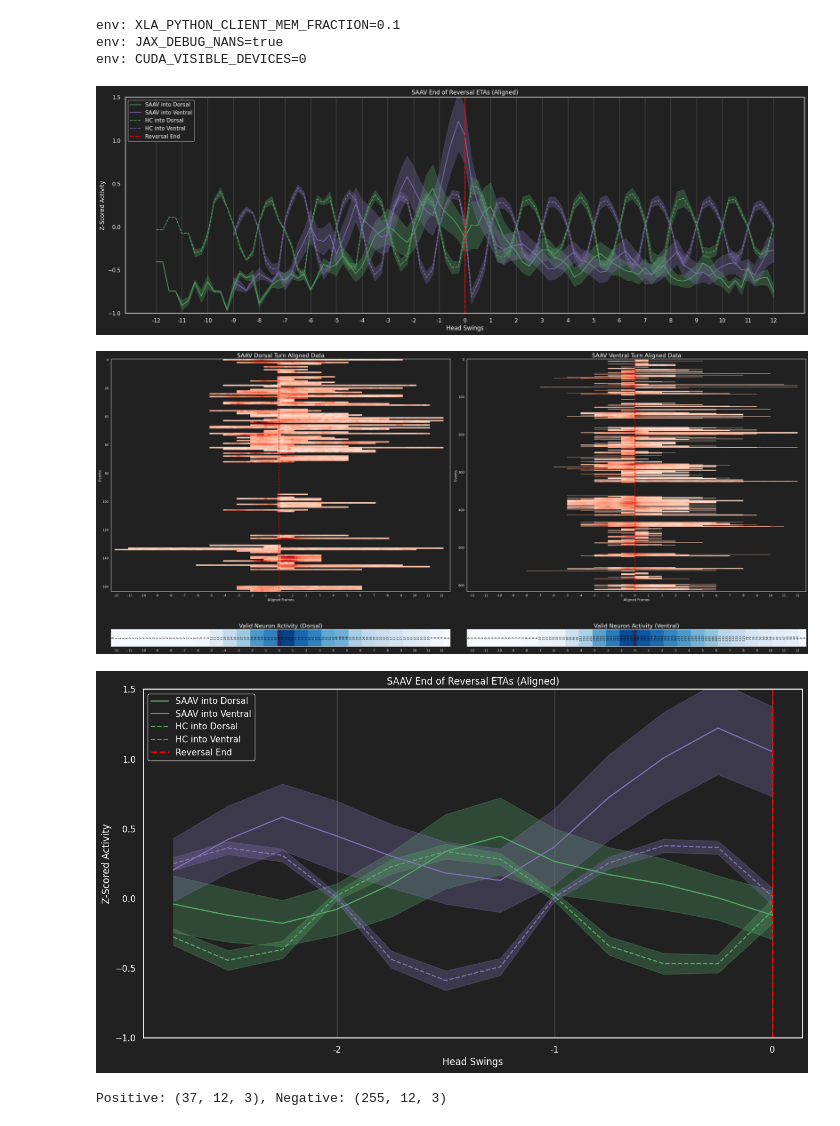
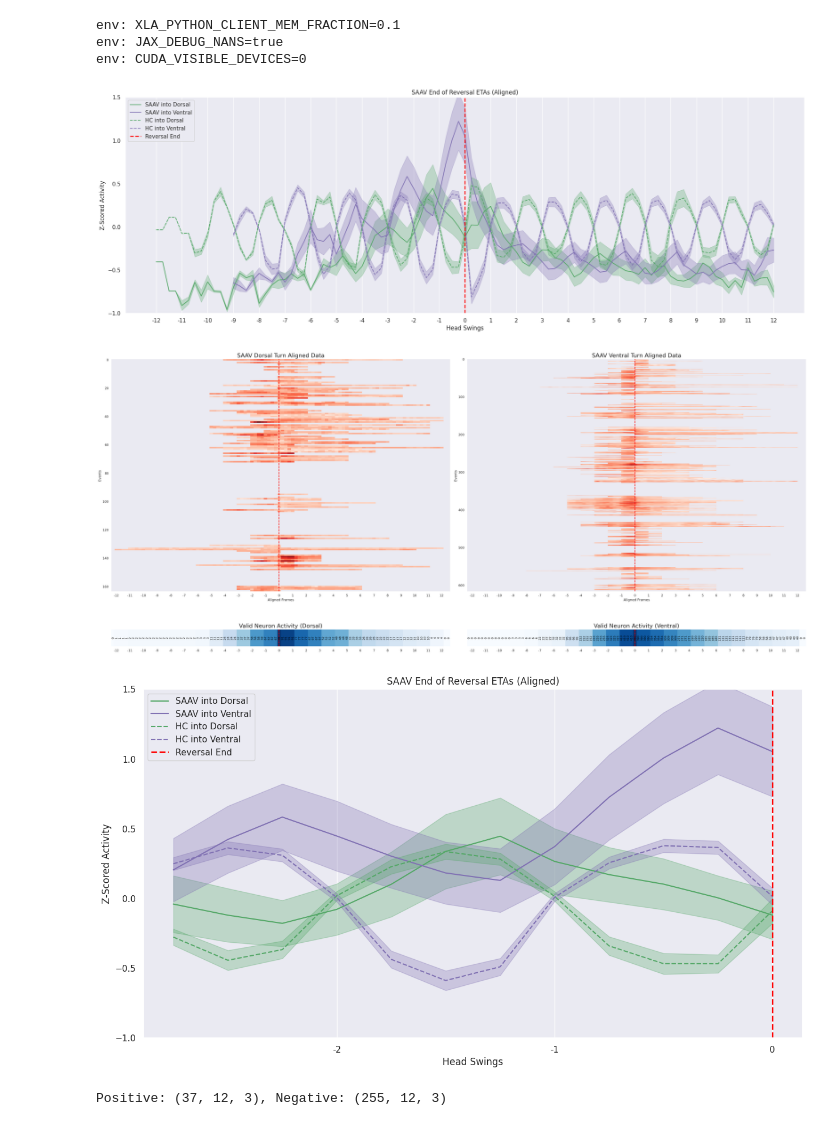
Before and after one commit to flavell-lab/SAAV_Decoding, a Jupyter notebook: DecodingMain.ipynb, the cells around one changed output. Saved outputs shown, nothing was run; the diff lists cells and outputs as text; code cells hidden in the pictures.

Commit message:
Clean up, hyperparams passed to each function, change plotting theme

```diff
--- a/DecodingMain.ipynb
+++ b/DecodingMain.ipynb
@@ -12,31 +12,13 @@ import jax
 import jax.numpy as jnp
 import jax.random as jrandom
 import matplotlib.pyplot as plt
-import glob
 import time
 import seaborn as sns
 
 from functools import partial
-from cepnem_jax import h5_to_dict, dict_to_h5
+from load_data import load_data
 
 from kfold import single_fold
 from util import shuffle_data
-from config import k_folds, key, time_range, l2_eps, hidden_size, batch_size
 
 sns.set_theme()
-
-# Set the Seaborn style
-sns.set_style("dark")
-
-# Customize the Matplotlib parameters
-plt.rcParams.update({
-    'figure.facecolor': '#212121',   # Background color
-    'axes.facecolor': '#212121',     # Axes background color
-    'axes.edgecolor': 'white',       # Axes edge color
-    'axes.labelcolor': 'white',      # Axes label color
-    'xtick.color': 'white',          # X tick color
-    'ytick.color': 'white',          # Y tick color
-    'text.color': 'white',           # Text color
-    'grid.color': 'gray',            # Grid color
-    'grid.alpha': 0.5,               # Grid transparency
-})
@@ -78,69 +46,40 @@ neg_color = 'C4'
 # %%
-import pandas as pd
 import numpy as np
 
-data = {}
-
-df = pd.read_csv('/data3/prj_rim/Decoding_Data/FlossieAligned/SAAV_dorsal.csv')
-np_arr = df.to_numpy()
-data['positive'] = np.zeros((np_arr.shape[0], np_arr.shape[1], 3))
-data['positive'][:,:,0] = np_arr
-
-df = pd.read_csv('/data3/prj_rim/Decoding_Data/FlossieAligned/HC_dorsal.csv')
-np_arr = df.to_numpy()
-data['positive'][:,:,1] = np_arr
-
-
-df = pd.read_csv('/data3/prj_rim/Decoding_Data/FlossieAligned/SAAV_ventral.csv')
-np_arr = df.to_numpy()
-
-data['negative'] = np.zeros((np_arr.shape[0], np_arr.shape[1], 3))
-data['negative'][:,:,0] = np_arr
-
-df = pd.read_csv('/data3/prj_rim/Decoding_Data/FlossieAligned/HC_ventral.csv')
-np_arr = df.to_numpy()
-data['negative'][:,:,1] = np_arr
-
-
-# data['positive'] = data['positive'][:,37:51]
-# data['negative'] = data['negative'][:,37:51]
-
-
-neuron = "SAAV"
 positive_mean = np.nanmean(data['positive'], axis=0)
 positive_std = np.nanstd(data['positive'], axis=0) / 4
 
 negative_mean = np.nanmean(data['negative'], axis=0)
 negative_std = np.nanstd(data['negative'], axis=0) / 4
 
 plt.figure(figsize=(25, 8))
 
-plt.plot(positive_mean[:, 0], label=f"{neuron} into Dorsal", c=pos_color)
+plt.plot(positive_mean[:, 0], label=f"SAAV into Dorsal", c=pos_color)
 plt.fill_between(range(len(positive_mean)), positive_mean[:, 0] - positive_std[:, 0], positive_mean[:, 0] + positive_std[:, 0], alpha=0.3, color=pos_color)
 
-plt.plot(negative_mean[:, 0], label=f"{neuron} into Ventral", c=neg_color)
+plt.plot(negative_mean[:, 0], label=f"SAAV into Ventral", c=neg_color)
 plt.fill_between(range(len(negative_mean)), negative_mean[:, 0] - negative_std[:, 0], negative_mean[:, 0] + negative_std[:, 0], alpha=0.3, color=neg_color)
 
 plt.plot(positive_mean[:, 1], c=pos_color, linestyle='--', label="HC into Dorsal")
 plt.fill_between(range(len(positive_mean)), positive_mean[:, 1] - positive_std[:, 1], positive_mean[:, 1] + positive_std[:, 1], alpha=0.3, color=pos_color)
 
 plt.plot(negative_mean[:, 1], c=neg_color, linestyle='--', label="HC into Ventral")
 plt.fill_between(range(len(negative_mean)), negative_mean[:, 1] - negative_std[:, 1], negative_mean[:, 1] + negative_std[:, 1], alpha=0.3, color=neg_color)
 plt.axvline(49, color='red', linestyle='--', linewidth=2, label="Reversal End")
 
 
 x = np.arange(0, len(positive_mean), 4)+1
 plt.xticks(ticks=x, labels=x//4-12)
 
 plt.legend(loc='upper left')
 plt.ylabel("Z-Scored Activity")
-plt.grid(axis='x')
+plt.grid(axis='y')
 plt.xlabel("Head Swings")
 plt.title("SAAV End of Reversal ETAs (Aligned)")
 plt.ylim(-1, 1.5)
 plt.show()
 # %% [output]
-[figure, old version]
+[figure, new version]
 # %%
 plt.figure(figsize=(35, 20), dpi=140)
 ax1 = plt.subplot(2, 2, 1)
@@ -151,6 +90,7 @@ plt.title("SAAV Dorsal Turn Aligned Data", fontsize=20)
 plt.axvline(49, color='red', linestyle='--', linewidth=2, label="Reversal End")
 x = np.arange(0, data['positive'].shape[1], 4)+1
 plt.xticks(ticks=x, labels=x//4-12)
+plt.grid()
 
 ax2 = plt.subplot(2, 2, 2)
 plt.imshow(data['negative'][:,:,0], aspect='auto', cmap="Reds")
@@ -160,7 +100,7 @@ plt.title("SAAV Ventral Turn Aligned Data", fontsize=20)
 plt.axvline(49, color='red', linestyle='--', linewidth=2, label="Reversal End")
 x = np.arange(0, data['negative'].shape[1], 4)+1
 plt.xticks(ticks=x, labels=x//4-12)
-
+plt.grid()
 
 ax3 = plt.subplot(2, 2, 3, sharex=ax1)
 valid_counts_dorsal = np.count_nonzero(~np.isnan(data['positive'][:,:,0]), axis=0)
@@ -170,6 +110,7 @@ plt.axvline(49, color='red', linestyle='--', linewidth=2, label="Reversal End")
 plt.title("Valid Neuron Activity (Dorsal)", fontsize=20)
 x = np.arange(0, data['positive'].shape[1], 4)+1
 plt.xticks(ticks=x, labels=x//4-12)
+plt.grid()
 
 # Add text labels
 for i, count in enumerate(valid_counts_dorsal):
@@ -184,6 +125,7 @@ plt.axvline(49, color='red', linestyle='--', linewidth=2, label="Reversal End")
 plt.title("Valid Neuron Activity (Ventral)", fontsize=20)
 x = np.arange(0, data['negative'].shape[1], 4)+1
 plt.xticks(ticks=x, labels=x//4-12)
+plt.grid()
 
 # Add text labels
 for i, count in enumerate(valid_counts_ventral):
@@ -193,12 +135,11 @@ plt.tight_layout()
 plt.subplots_adjust(hspace=-0.3)
 plt.show()
 # %% [output]
-[figure, old version]
+[figure, new version]
 # %%
 display_data = {}
 display_data['positive'] = data['positive'][:,38:50]
 display_data['negative'] = data['negative'][:,38:50]
-
 
 neuron = "SAAV"
 positive_mean = np.nanmean(display_data['positive'], axis=0)
@@ -228,13 +169,13 @@ plt.xticks(ticks=x, labels=x//4-2)
 
 plt.legend(loc='upper left')
 plt.ylabel("Z-Scored Activity")
-plt.grid(axis='x')
+plt.grid(axis='y')
 plt.xlabel("Head Swings")
 plt.title("SAAV End of Reversal ETAs (Aligned)")
 plt.ylim(-1, 1.5)
 plt.show()
 # %% [output]
-[figure, old version]
+[figure, new version]
 # %%
 fixed_data = {}
 fixed_data['positive'] = jnp.array([ev for ev in display_data['positive'] if not np.isnan(ev).any()])
```
Also changed, not shown: parts of 20 cells of this notebook, 9 other files.
